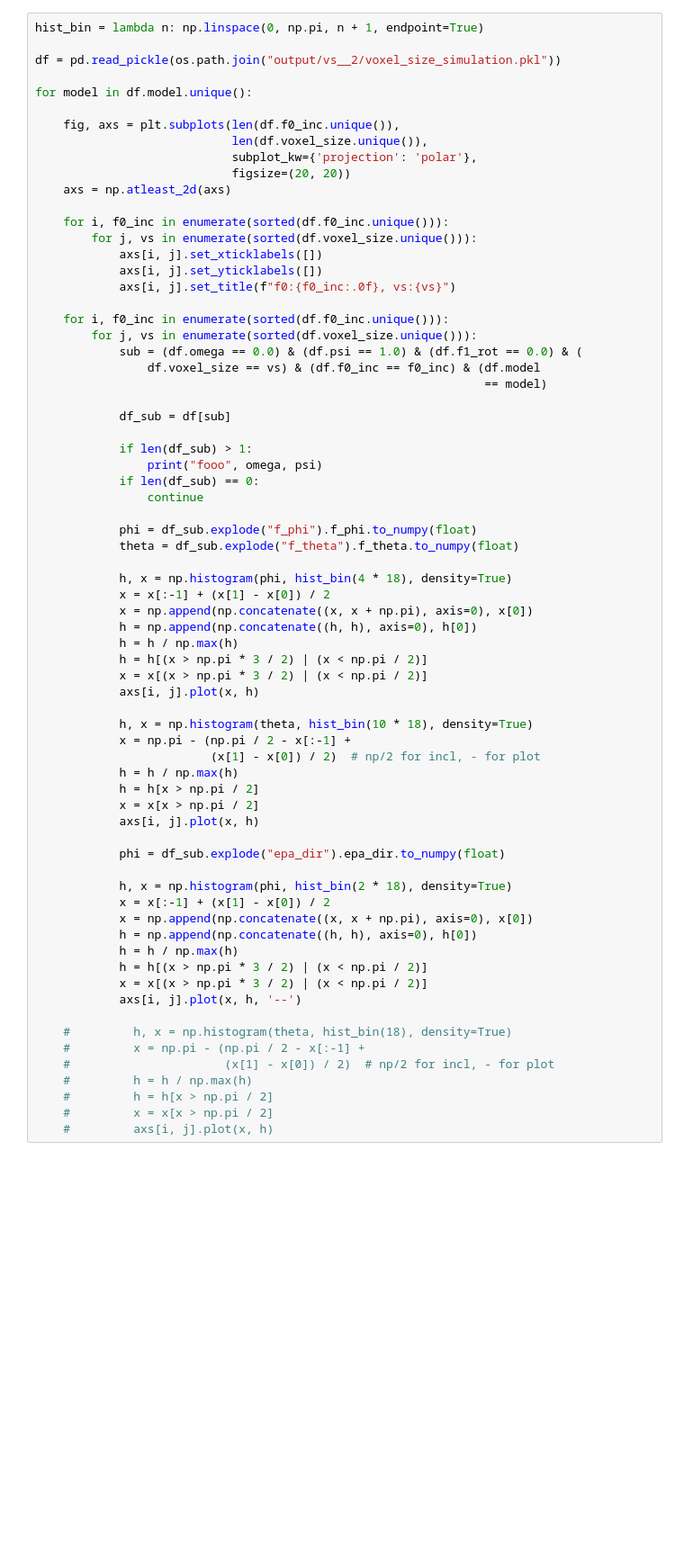
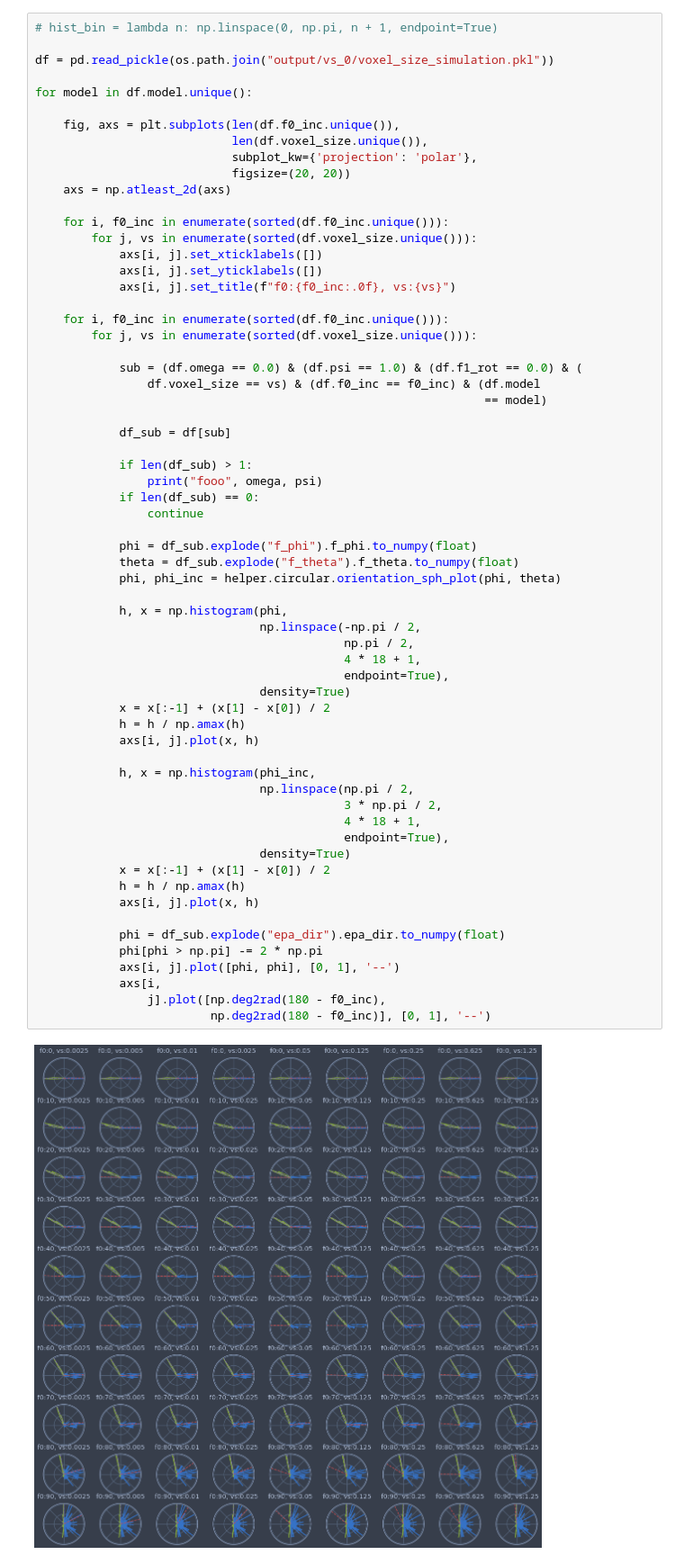
Before and after one commit to fmatuschke/thesis_main, a Jupyter notebook: 5_singleton/voxel_size_simulation.ipynb, the cells around one changed output. Shown at 90% size. Cells and saved outputs as stored; diff of their text form; blank space fills up the shorter version.

```diff
--- a/5_singleton/voxel_size_simulation.ipynb
+++ b/5_singleton/voxel_size_simulation.ipynb
@@ -21,9 +21,9 @@ from tqdm.notebook import tqdm_notebook as tqdm
 
 import helper.circular
 # %%
-hist_bin = lambda n: np.linspace(0, np.pi, n + 1, endpoint=True)
+# hist_bin = lambda n: np.linspace(0, np.pi, n + 1, endpoint=True)
 
-df = pd.read_pickle(os.path.join("output/vs__2/voxel_size_simulation.pkl"))
+df = pd.read_pickle(os.path.join("output/vs_0/voxel_size_simulation.pkl"))
 
 for model in df.model.unique():
 
@@ -34,59 +34,54 @@ for model in df.model.unique():
     axs = np.atleast_2d(axs)
 
     for i, f0_inc in enumerate(sorted(df.f0_inc.unique())):
         for j, vs in enumerate(sorted(df.voxel_size.unique())):
             axs[i, j].set_xticklabels([])
             axs[i, j].set_yticklabels([])
             axs[i, j].set_title(f"f0:{f0_inc:.0f}, vs:{vs}")
 
     for i, f0_inc in enumerate(sorted(df.f0_inc.unique())):
         for j, vs in enumerate(sorted(df.voxel_size.unique())):
+
             sub = (df.omega == 0.0) & (df.psi == 1.0) & (df.f1_rot == 0.0) & (
                 df.voxel_size == vs) & (df.f0_inc == f0_inc) & (df.model
                                                                 == model)
 
             df_sub = df[sub]
 
             if len(df_sub) > 1:
                 print("fooo", omega, psi)
             if len(df_sub) == 0:
                 continue
 
             phi = df_sub.explode("f_phi").f_phi.to_numpy(float)
             theta = df_sub.explode("f_theta").f_theta.to_numpy(float)
+            phi, phi_inc = helper.circular.orientation_sph_plot(phi, theta)
 
-            h, x = np.histogram(phi, hist_bin(4 * 18), density=True)
+            h, x = np.histogram(phi,
+                                np.linspace(-np.pi / 2,
+                                            np.pi / 2,
+                                            4 * 18 + 1,
+                                            endpoint=True),
+                                density=True)
             x = x[:-1] + (x[1] - x[0]) / 2
-            x = np.append(np.concatenate((x, x + np.pi), axis=0), x[0])
-            h = np.append(np.concatenate((h, h), axis=0), h[0])
-            h = h / np.max(h)
-            h = h[(x > np.pi * 3 / 2) | (x < np.pi / 2)]
-            x = x[(x > np.pi * 3 / 2) | (x < np.pi / 2)]
+            h = h / np.amax(h)
             axs[i, j].plot(x, h)
 
-            h, x = np.histogram(theta, hist_bin(10 * 18), density=True)
-            x = np.pi - (np.pi / 2 - x[:-1] +
-                         (x[1] - x[0]) / 2)  # np/2 for incl, - for plot
-            h = h / np.max(h)
-            h = h[x > np.pi / 2]
-            x = x[x > np.pi / 2]
+            h, x = np.histogram(phi_inc,
+                                np.linspace(np.pi / 2,
+                                            3 * np.pi / 2,
+                                            4 * 18 + 1,
+                                            endpoint=True),
+                                density=True)
+            x = x[:-1] + (x[1] - x[0]) / 2
+            h = h / np.amax(h)
             axs[i, j].plot(x, h)
 
             phi = df_sub.explode("epa_dir").epa_dir.to_numpy(float)
-
-            h, x = np.histogram(phi, hist_bin(2 * 18), density=True)
-            x = x[:-1] + (x[1] - x[0]) / 2
-            x = np.append(np.concatenate((x, x + np.pi), axis=0), x[0])
-            h = np.append(np.concatenate((h, h), axis=0), h[0])
-            h = h / np.max(h)
-            h = h[(x > np.pi * 3 / 2) | (x < np.pi / 2)]
-            x = x[(x > np.pi * 3 / 2) | (x < np.pi / 2)]
-            axs[i, j].plot(x, h, '--')
-
-    #         h, x = np.histogram(theta, hist_bin(18), density=True)
-    #         x = np.pi - (np.pi / 2 - x[:-1] +
-    #                      (x[1] - x[0]) / 2)  # np/2 for incl, - for plot
-    #         h = h / np.max(h)
-    #         h = h[x > np.pi / 2]
-    #         x = x[x > np.pi / 2]
-    #         axs[i, j].plot(x, h)
+            phi[phi > np.pi] -= 2 * np.pi
+            axs[i, j].plot([phi, phi], [0, 1], '--')
+            axs[i,
+                j].plot([np.deg2rad(180 - f0_inc),
+                         np.deg2rad(180 - f0_inc)], [0, 1], '--')
+# %% [output]
+[figure, added]
```
Also changed, not shown: parts of 2 cells of this notebook, 3 other files.
